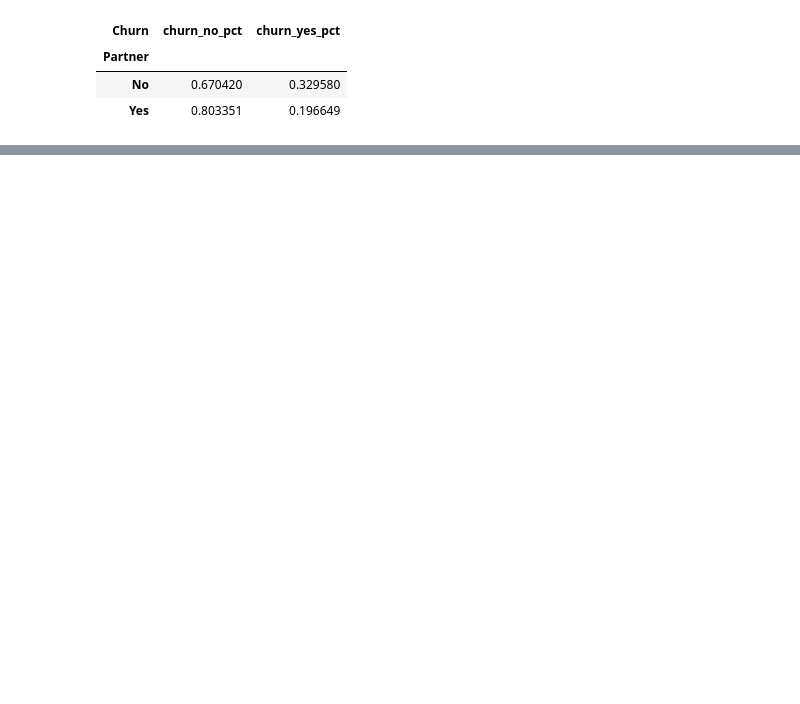
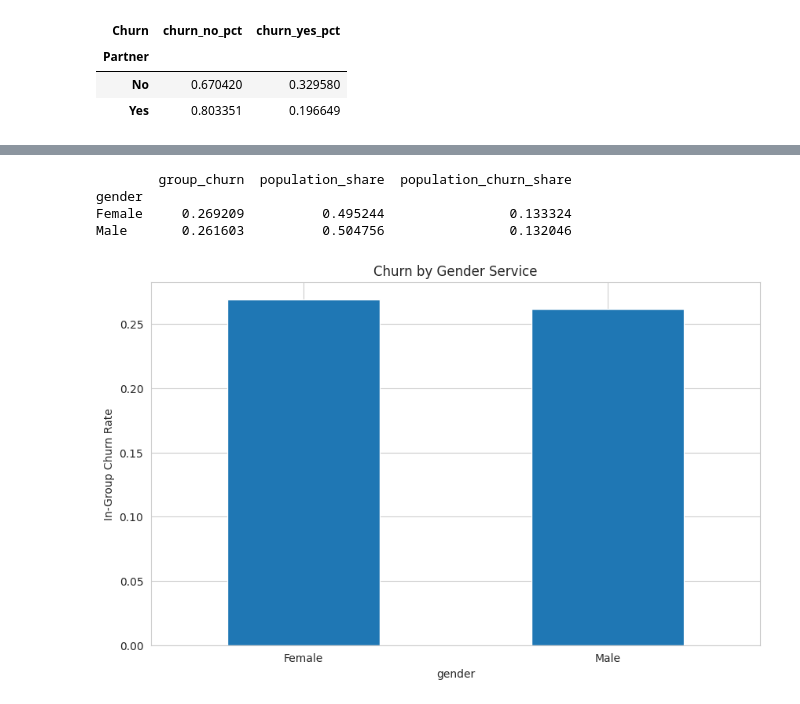
Before and after one commit to taborerickson/Customer-Churn-Prediction, a Jupyter notebook: Notebooks/customer_churn_end_to_end.ipynb, the cells around one changed output, grey strips where cells are left out. Saved outputs shown, nothing was run; the diff lists cells and outputs as text; code cells hidden in the pictures; blank space fills up the shorter version.

```diff
--- a/Notebooks/customer_churn_end_to_end.ipynb
+++ b/Notebooks/customer_churn_end_to_end.ipynb
@@ -213,0 +256,18 @@ def save_data(data: pd.DataFrame, file_name: str):
+# %%
+# Gender and churn
+gender_stats = group_churn(data, 'gender')
+print(gender_stats[['group_churn','population_share','population_churn_share']])
+# Bar plot
+ax = gender_stats['group_churn'].plot(kind='bar')
+ax.set_ylabel('In-Group Churn Rate')
+ax.set_title('Churn by Gender Service')
+plt.xticks(rotation=0)
+# Saving figure
+plt.savefig(visuals_path / 'churn_by_gender.png', dpi=150, bbox_inches='tight')
+plt.show()
+# %% [output]
+        group_churn  population_share  population_churn_share
+gender
+Female     0.269209          0.495244                0.133324
+Male       0.261603          0.504756                0.132046
+[figure, added]
```
Also changed, not shown: parts of 22 cells of this notebook, 16 other files.
